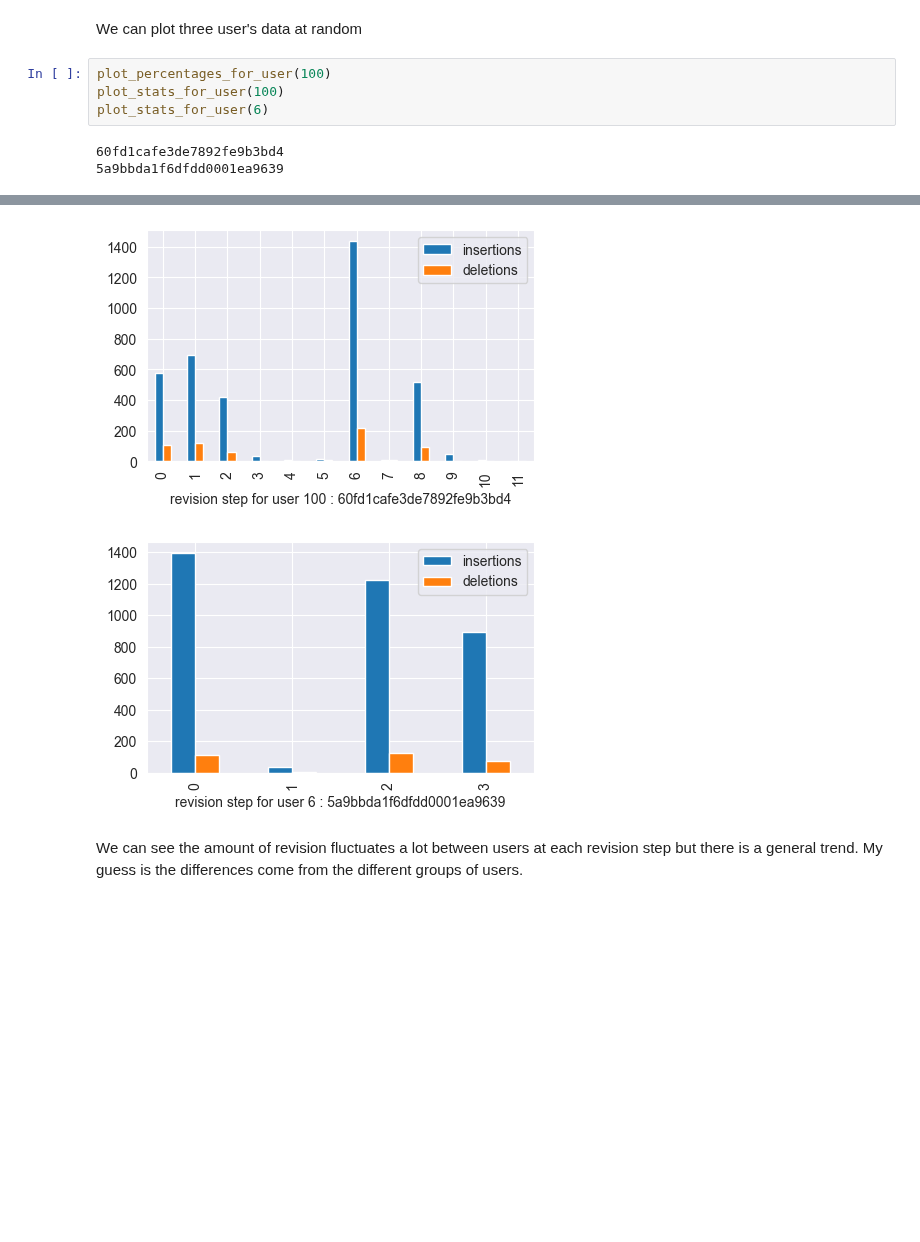
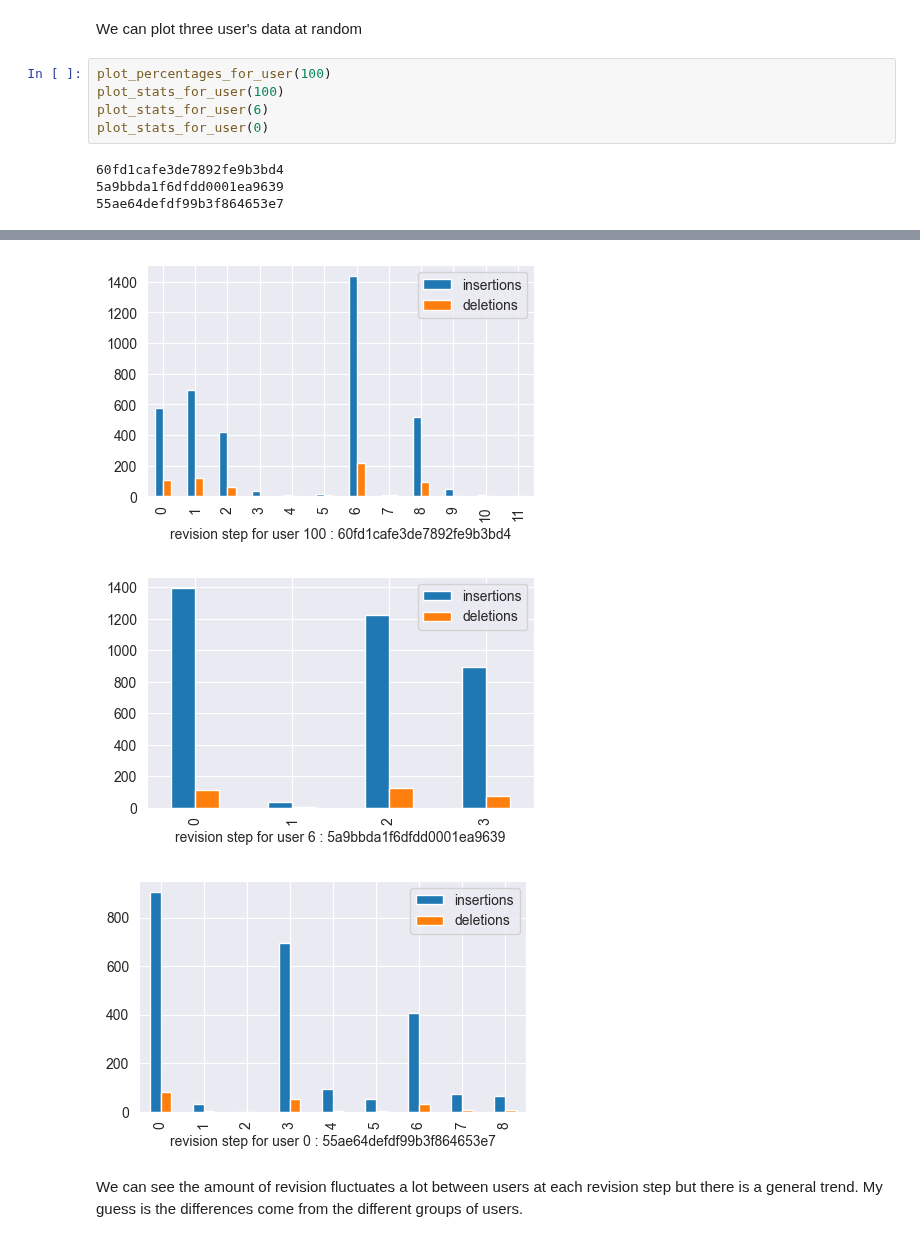
Before and after one commit to lucamouchel/Understanding-Revision-Behavior, a Jupyter notebook: RevisionsStudy.ipynb, the cells around one changed output, grey strips where cells are left out. Cells and saved outputs as stored; diff of their text form; blank space fills up the shorter version.

```diff
--- a/RevisionsStudy.ipynb
+++ b/RevisionsStudy.ipynb
@@ -142,13 +178,16 @@ We can plot three user's data at random
 # %%
 plot_percentages_for_user(100)
 plot_stats_for_user(100)
 plot_stats_for_user(6)
+plot_stats_for_user(0)
 # %% [output]
 60fd1cafe3de7892fe9b3bd4
 5a9bbda1f6dfdd0001ea9639
+55ae64defdf99b3f864653e7
 [figure]
 [figure]
 [figure]
+[figure, added]
 # %% [markdown]
 We can see the amount of revision fluctuates a lot between users at each revision step but there is a general trend.
 My guess is the differences come from the different groups of users.
```
Also changed, not shown: parts of 14 cells of this notebook, 11 other files.
